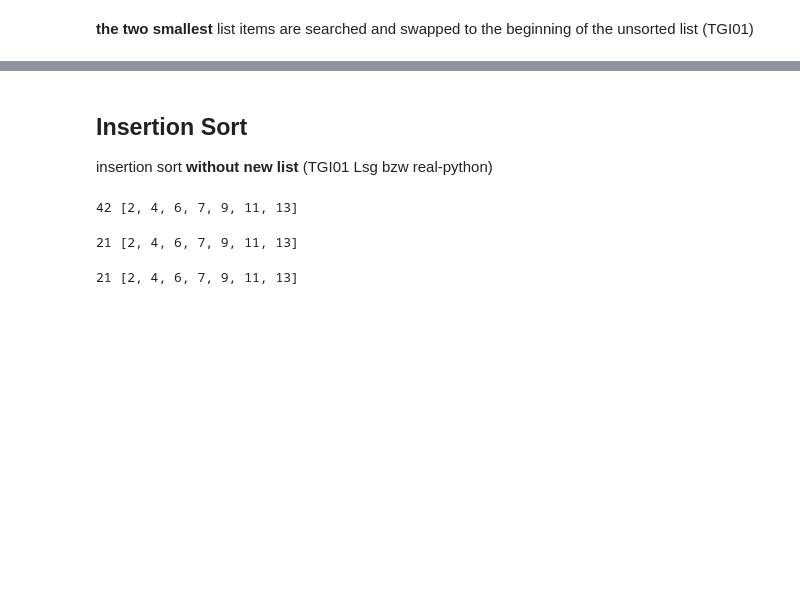
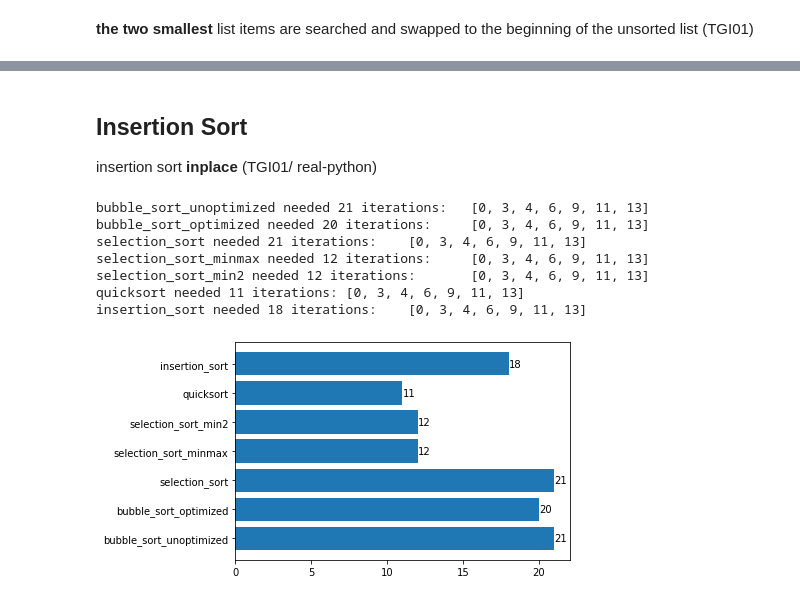
Before and after one commit to mt7180/python_selfstudy_notebooks, a Jupyter notebook: 2_Algorithms_sorting_1.ipynb, the cells around one changed output, grey strips where cells are left out. Cells and saved outputs as stored; diff of their text form; code cells hidden in the pictures; blank space fills up the shorter version.

```diff
--- a/2_Algorithms_sorting_1.ipynb
+++ b/2_Algorithms_sorting_1.ipynb
@@ -142,4 +122,15 @@ def selectionSort_min2(A):
+# %%
+def quicksort(items):
+    global num_iterations
+    num_iterations += 1
+    if (n:=len(items)) <= 1:
+        return items
+    pivot = items[n // 2]
+    left = [x for x in items if x < pivot]
+    middle = [x for x in items if x == pivot]
+    right = [x for x in items if x > pivot]
+    return quicksort(left) + middle + quicksort(right)
 # %% [markdown]
 ## Insertion Sort
-insertion sort **without new list** (TGI01 Lsg bzw real-python)
+insertion sort **inplace** (TGI01/ real-python)
 # %%
@@ -170,16 +152,39 @@ P_FLAG = True
-# %%
-a = A.copy()
-sorted_array = bubble_sort1(a)
-# %% [output]
-42 [2, 4, 6, 7, 9, 11, 13]
 # %%
-a = A.copy()
-sorted_array = bubble_sort2(a)
+sort_functions=[bubble_sort_unoptimized,
+                bubble_sort_optimized,
+                selection_sort,
+                selection_sort_minmax,
+                selection_sort_min2,
+                quicksort,
+                insertion_sort,
+]
+statistics = {}
+for f in sort_functions:
+    num_iterations = 0
+    item_lst = [13, 4, 11, 0, 9, 3, 6]
+    sorted_lst = f(item_lst)
+    statistics[f.__name__] = int(num_iterations)
+    print(f"{f.__name__} needed {num_iterations} iterations:\t{sorted_lst}")
 # %% [output]
-21 [2, 4, 6, 7, 9, 11, 13]
+bubble_sort_unoptimized needed 21 iterations:   [0, 3, 4, 6, 9, 11, 13]
+bubble_sort_optimized needed 20 iterations:     [0, 3, 4, 6, 9, 11, 13]
+selection_sort needed 21 iterations:    [0, 3, 4, 6, 9, 11, 13]
+selection_sort_minmax needed 12 iterations:     [0, 3, 4, 6, 9, 11, 13]
+selection_sort_min2 needed 12 iterations:       [0, 3, 4, 6, 9, 11, 13]
+quicksort needed 11 iterations: [0, 3, 4, 6, 9, 11, 13]
+insertion_sort needed 18 iterations:    [0, 3, 4, 6, 9, 11, 13]
 # %%
-a = A.copy()
-sorted_array = bubble_sort3(a)
+import matplotlib.pyplot as plt
+
+names = list(statistics.keys())
+values = list(statistics.values())
+
+bars = plt.barh(names, values)
+#plt.bar_label(labels=None, fmt='%g', label_type='center', padding=0)
+#plt.axes(
+plt.xticks(range(0,25,5))
+plt.bar_label(bars, size = 10)
+plt.show()
 # %% [output]
-21 [2, 4, 6, 7, 9, 11, 13]
+[figure, added]
 # %%
```
Also changed, not shown: parts of 18 cells of this notebook.
